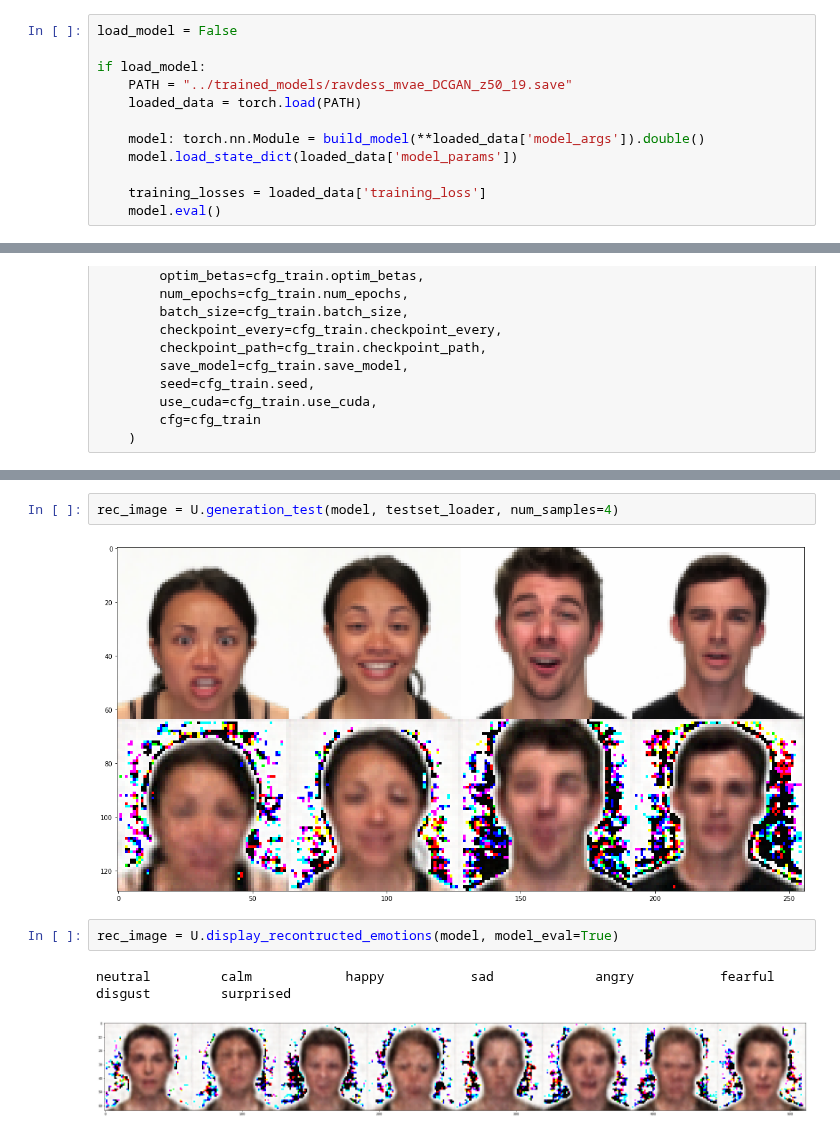
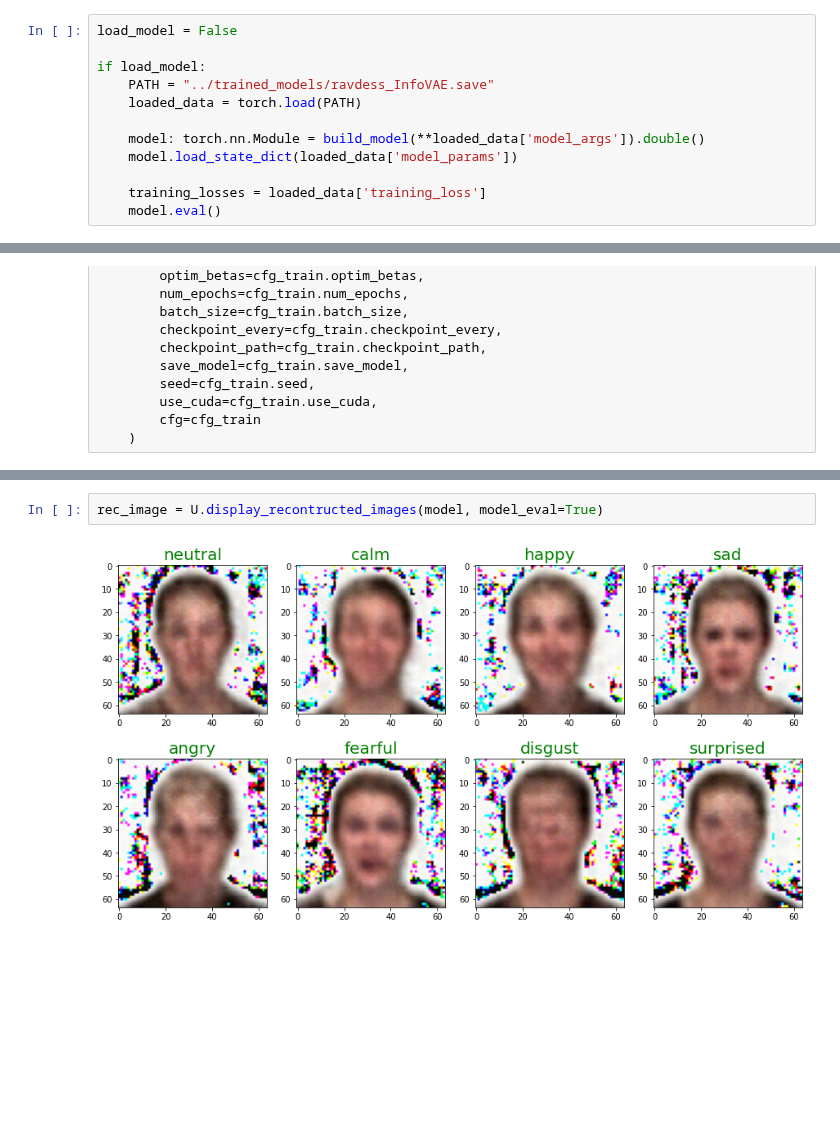
Before and after one commit to Ale-Ba2lero/Multimodal-Emotion-Analysis, a Jupyter notebook: src/mvae_torch/face_emotions_mvae_torch.ipynb, the cells around one changed output, grey strips where cells are left out. Cells and saved outputs as stored; diff of their text form; blank space fills up the shorter version.

Commit message:
Model tuning

```diff
--- a/src/mvae_torch/face_emotions_mvae_torch.ipynb
+++ b/src/mvae_torch/face_emotions_mvae_torch.ipynb
@@ -71,7 +71,7 @@ model: torch.nn.Module = build_model(**model_args).double()
 load_model = False
 
 if load_model:
-    PATH = "../trained_models/ravdess_mvae_DCGAN_z50_19.save"
+    PATH = "../trained_models/ravdess_InfoVAE.save"
     loaded_data = torch.load(PATH)
 
     model: torch.nn.Module = build_model(**loaded_data['model_args']).double()
@@ -106,12 +104,7 @@ U.print_losses(training_losses, 'model', 0)
-# %%
-rec_image = U.generation_test(model, testset_loader, num_samples=4)
-# %% [output]
-[figure, removed]
 # %%
-rec_image = U.display_recontructed_emotions(model, model_eval=True)
+rec_image = U.display_recontructed_images(model, model_eval=True)
 # %% [output]
-neutral         calm            happy           sad             angry           fearful         disgust         surprised
-[figure, old version]
+[figure, new version]
 # %%
 save_model = True
 
```
Also changed, not shown: parts of 6 cells of this notebook, 2 other files.
